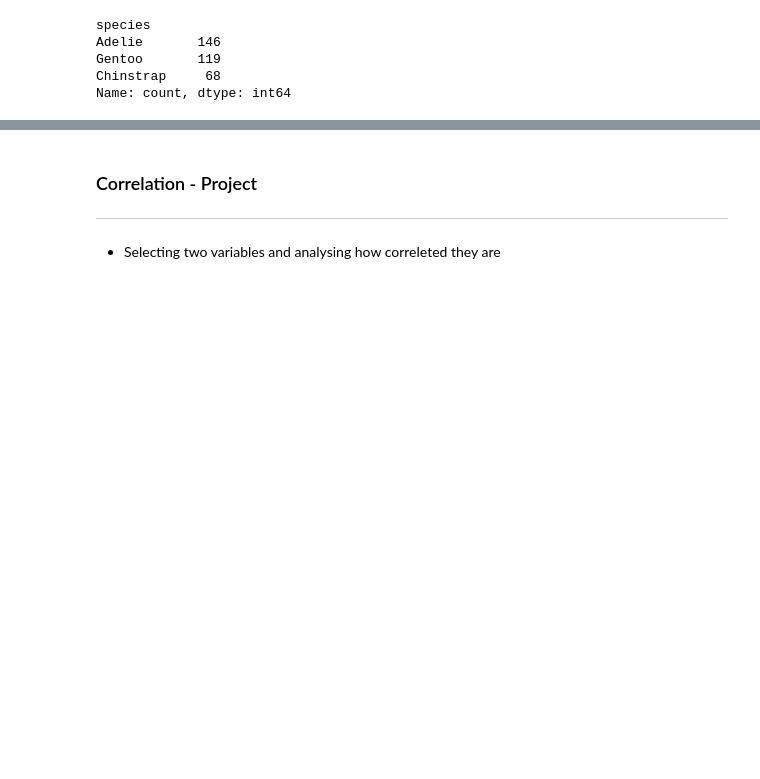
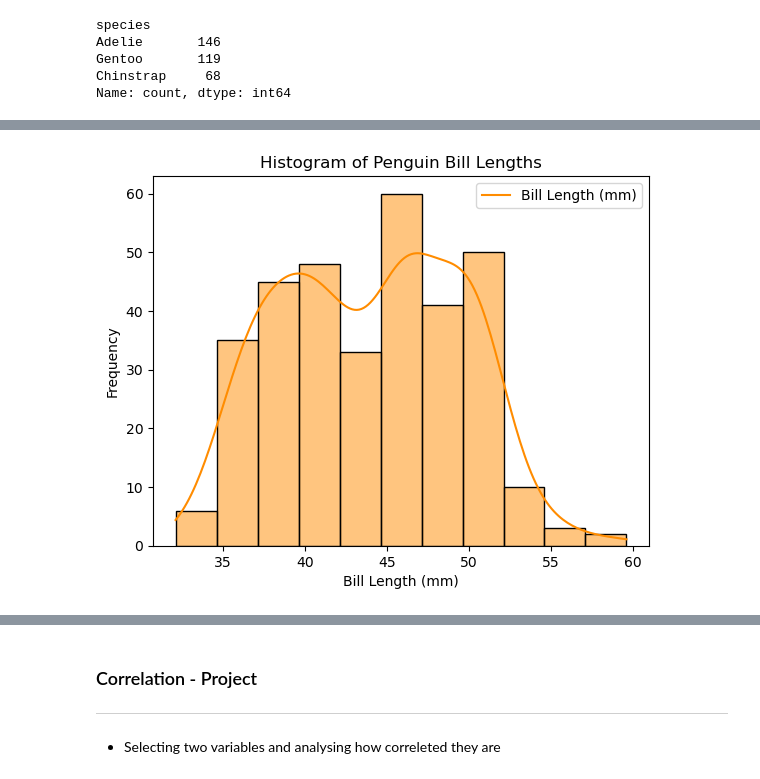
Before and after one commit to atacanbt/pofda-mywork, a Jupyter notebook: penguins.ipynb, the cells around one changed output, grey strips where cells are left out. Drawn from its saved outputs; the diff is of its cells as text; code cells hidden in the pictures; blank space fills up the shorter version.

```diff
--- a/penguins.ipynb
+++ b/penguins.ipynb
@@ -172,0 +173,11 @@ When it comes to numerical data type,
+# %%
+# seaborn histplot function
+# https://seaborn.pydata.org/generated/seaborn.histplot.html
+sns.histplot(penguins['bill_length_mm'], color='darkorange', kde=True)
+plt.xlabel('Bill Length (mm)')
+plt.ylabel('Frequency')
+plt.title('Histogram of Penguin Bill Lengths')
+plt.legend(['Bill Length (mm)'])
+plt.show()
+# %% [output]
+[figure, added]
```
Also changed, not shown: parts of 5 cells of this notebook.
